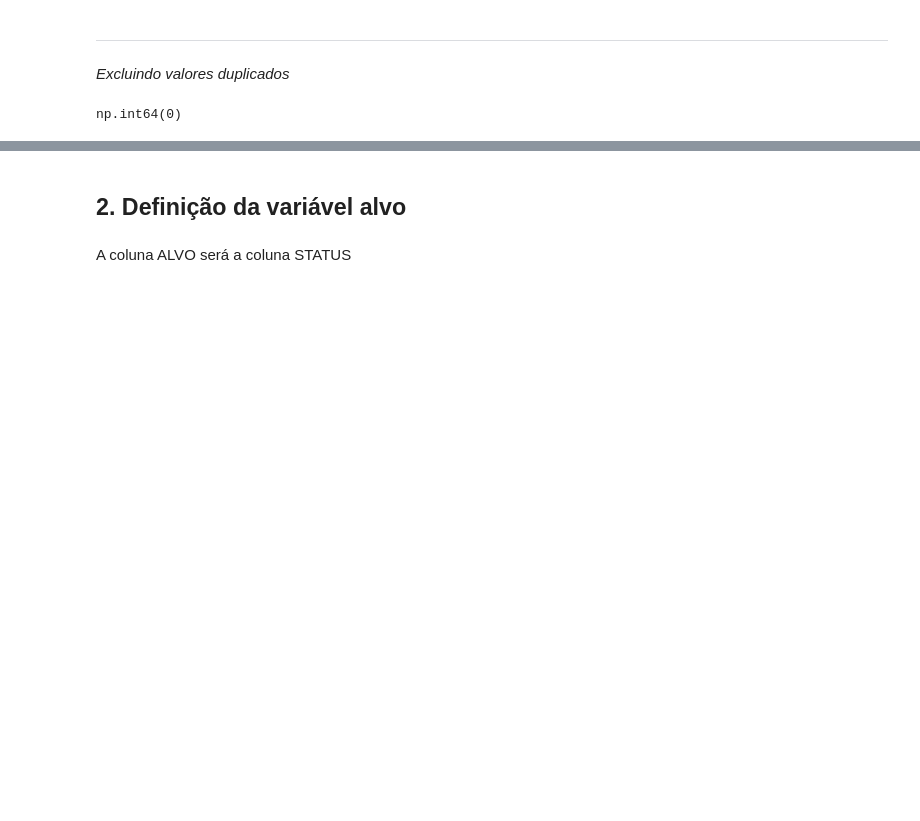
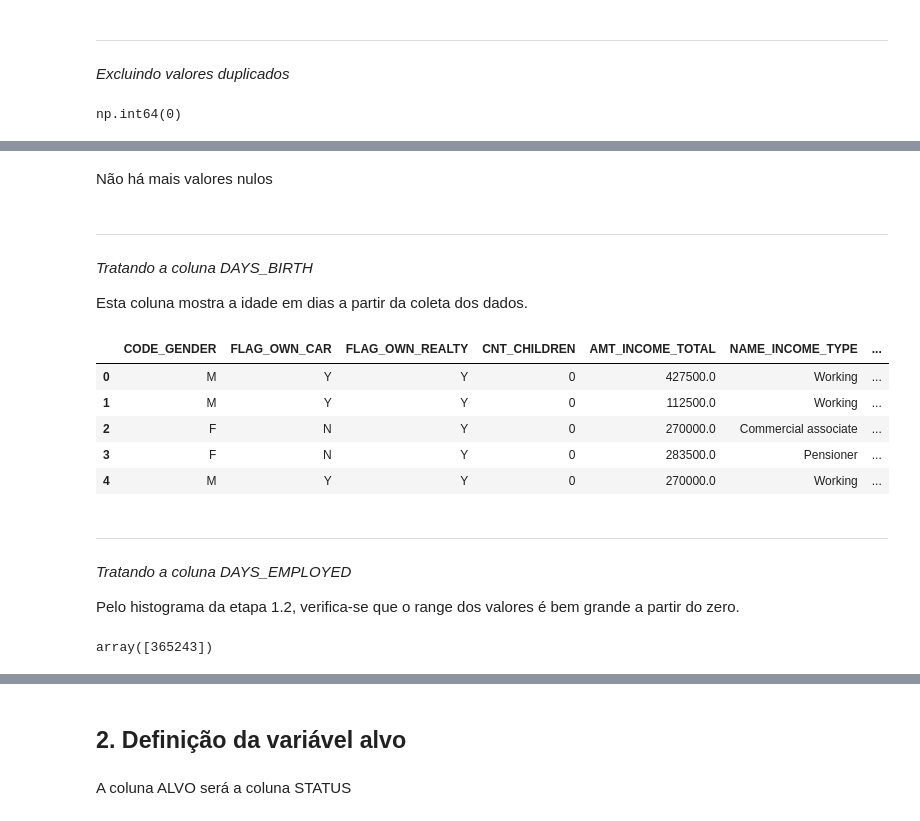
Before and after one commit to dianafismed/postech-tech-challenge-fase2, a Jupyter notebook: notebooks/02_preprocessamento.ipynb, the cells around one changed output, grey strips where cells are left out. Saved outputs shown, nothing was run; the diff lists cells and outputs as text; code cells hidden in the pictures; blank space fills up the shorter version.

```diff
--- a/notebooks/02_preprocessamento.ipynb
+++ b/notebooks/02_preprocessamento.ipynb
@@ -270,0 +137,35 @@ np.int64(0)
+# %% [markdown]
+Não há mais valores nulos
+# %% [markdown]
+---
+
+*Tratando a coluna DAYS_BIRTH*
+
+Esta coluna mostra a idade em dias a partir da coleta dos dados.
+# %%
+# Passando o valor de dias para anos, e transformando em inteiro
+df.DAYS_BIRTH = (df.DAYS_BIRTH / -365).astype('int64')
+
+# Renomeando a coluna DAYS_BIRTH para AGE
+df.rename(columns={'DAYS_BIRTH': 'AGE'}, inplace=True)
+
+df.head()
+# %% [output]
+|  | CODE_GENDER | FLAG_OWN_CAR | FLAG_OWN_REALTY | CNT_CHILDREN | AMT_INCOME_TOTAL | NAME_INCOME_TYPE | ... |
+| 0 | M | Y | Y | 0 | 427500.0 | Working | ... |
+| 1 | M | Y | Y | 0 | 112500.0 | Working | ... |
+| 2 | F | N | Y | 0 | 270000.0 | Commercial associate | ... |
+| 3 | F | N | Y | 0 | 283500.0 | Pensioner | ... |
+| 4 | M | Y | Y | 0 | 270000.0 | Working | ... |
+# %% [markdown]
+---
+
+*Tratando a coluna DAYS_EMPLOYED*
+
+Pelo histograma da etapa 1.2, verifica-se que o range dos valores é bem grande a partir do zero.
+# %%
+# Verificando os valores únicos positivos
+
+df.DAYS_EMPLOYED[df.DAYS_EMPLOYED > 0].unique()
+# %% [output]
+array([365243])
```
Also changed, not shown: parts of 50 cells of this notebook, 2 other files.
